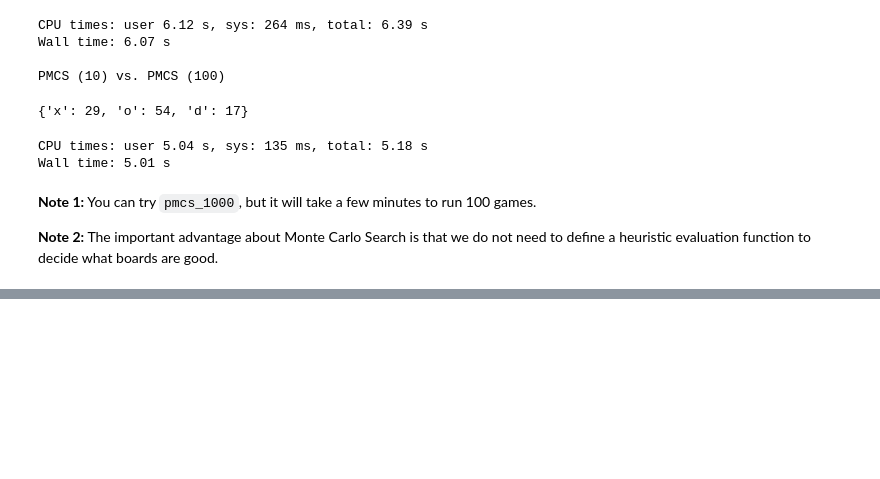
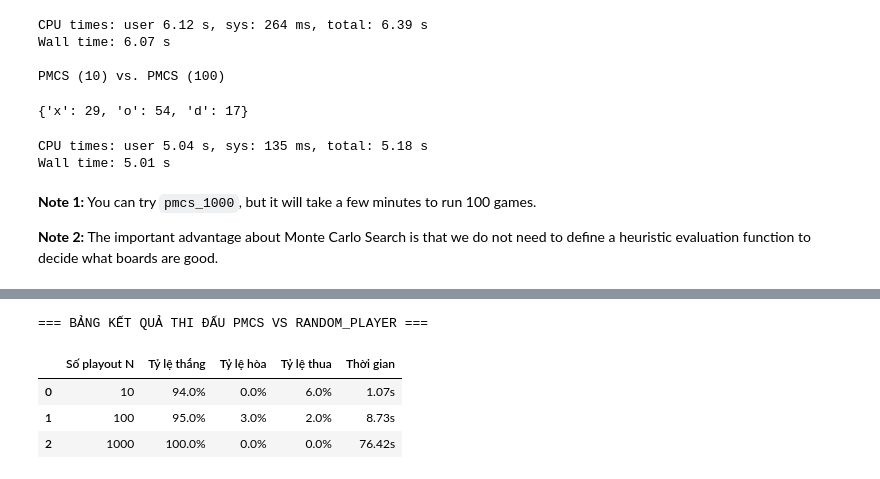
Before and after one commit to SGU-2627-PBL-AdvancedAI/LAB05_GAME, a Jupyter notebook: tictactoe_pure_monte_carlo_search.ipynb, the cells around one changed output, grey strips where cells are left out. Cells and saved outputs as stored; diff of their text form; code cells hidden in the pictures; blank space fills up the shorter version.

```diff
--- a/tictactoe_pure_monte_carlo_search.ipynb
+++ b/tictactoe_pure_monte_carlo_search.ipynb
@@ -397,0 +520,48 @@ Wall time: 5.01 s
+# %%
+# ==========================================
+# PHẦN 2: THI ĐẤU PMCS VS RANDOM_PLAYER VÀ TỔNG HỢP BẢNG KẾT QUẢ
+# ==========================================
+
+# Tắt log debug của hàm pmcs để bảng kết quả hiển thị gọn gàng
+DEBUG = 0
+
+print("=== BẢNG KẾT QUẢ THI ĐẤU PMCS VS RANDOM_PLAYER ===")
+
+# Danh sách 3 agent PMCS tương ứng với N = 10, 100, 1000
+players = [
+    (10, pmcs10_player),
+    (100, pmcs100_player),
+    (1000, pmcs1000_player)
+]
+
+NUM_GAMES = 100  # Số ván đấu mô phỏng cho mỗi N
+table_part2 = []
+
+for N, player_func in players:
+    start_time = time.time()
+    # Cho agent pmcs đóng vai 'x' (đi trước) đấu với random_player
+    res = play(player_func, random_player, N=NUM_GAMES)
+    total_time = time.time() - start_time
+
+    # Tính tỷ lệ %
+    win_rate = (res['x'] / NUM_GAMES) * 100
+    draw_rate = (res['d'] / NUM_GAMES) * 100
+    loss_rate = (res['o'] / NUM_GAMES) * 100
+
+    table_part2.append({
+        "Số playout N": N,
+        "Tỷ lệ thắng": f"{win_rate:.1f}%",
+        "Tỷ lệ hòa": f"{draw_rate:.1f}%",
+        "Tỷ lệ thua": f"{loss_rate:.1f}%",
+        "Thời gian": f"{total_time:.2f}s"
+    })
+
+# Xuất bảng DataFrame
+df_part2 = pd.DataFrame(table_part2)
+display(df_part2)
+# %% [output]
+=== BẢNG KẾT QUẢ THI ĐẤU PMCS VS RANDOM_PLAYER ===
+|  | Số playout N | Tỷ lệ thắng | Tỷ lệ hòa | Tỷ lệ thua | Thời gian |
+| 0 | 10 | 94.0% | 0.0% | 6.0% | 1.07s |
+| 1 | 100 | 95.0% | 3.0% | 2.0% | 8.73s |
+| 2 | 1000 | 100.0% | 0.0% | 0.0% | 76.42s |
```
Also changed, not shown: parts of 2 cells of this notebook, 1 other file.
